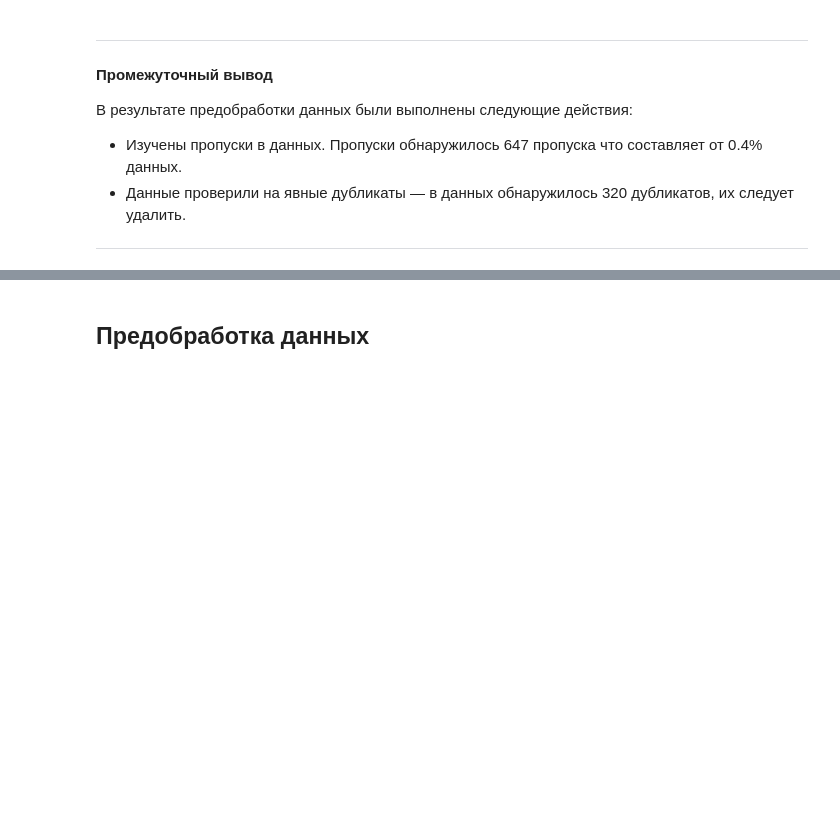
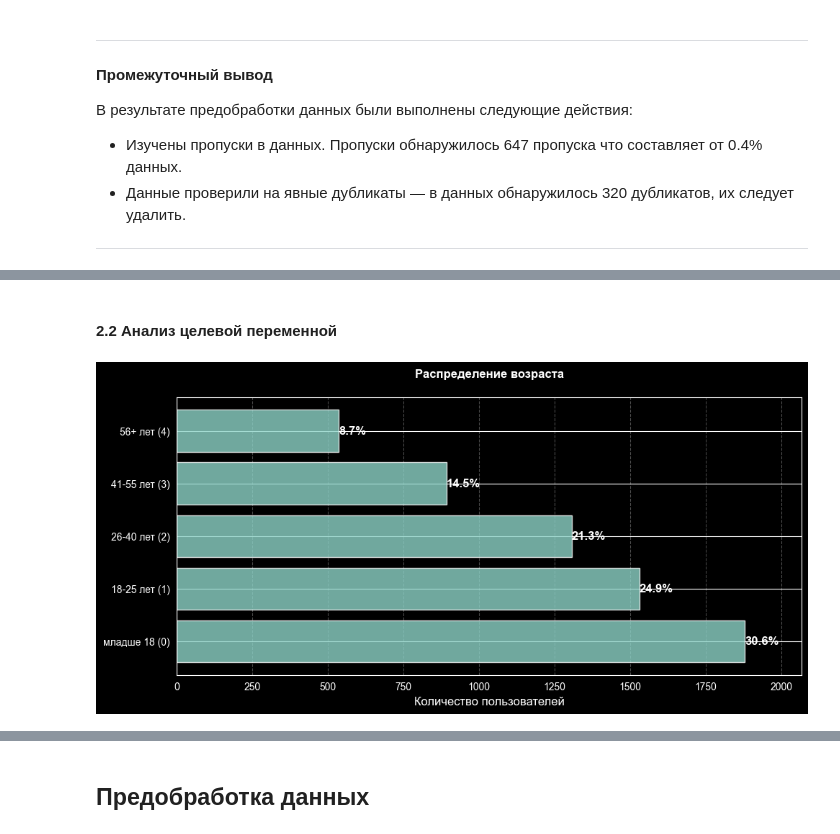
Before and after one commit to msesemov/DS_sprint_13, a Jupyter notebook: bb0537fc-bcd2-40a1-aa64-24d904954294.ipynb, the cells around one changed output, grey strips where cells are left out. Saved outputs shown, nothing was run; the diff lists cells and outputs as text; code cells hidden in the pictures; blank space fills up the shorter version.

```diff
--- a/bb0537fc-bcd2-40a1-aa64-24d904954294.ipynb
+++ b/bb0537fc-bcd2-40a1-aa64-24d904954294.ipynb
@@ -337,14 +341,15 @@ user_features = visits_df.groupby('user_id').agg(
     total_days_span=('date', lambda x: (x.max() - x.min()).days if len(x) > 1 else 0),
     actions_per_session=('session_id', lambda x: len(x) / x.nunique()),
     actions_per_active_day=('date', lambda x: len(x) / x.nunique()),
-    preferred_day_of_month_ratio=('day_of_month', lambda x: x.value_counts().max() / len(x) if len(x) > 0 else 0),
 
     actions_in_preferred_weekday=('weekday', lambda x: x.value_counts().max()),
     preferred_weekday=('weekday', lambda x: x.mode()[0] if len(x.mode()) > 0 else None),
     preferred_weekday_ratio=('weekday', lambda x: x.value_counts().max() / len(x) if len(x) > 0 else 0),
 
-    popular_daytime=('daytime', lambda x: x.mode()[0] if len(x.mode()) > 0 else None),
-    actions_in_popular_daytime=('daytime', lambda x: x.value_counts().max()),
+    preferred_daytime=('daytime', lambda x: x.mode()[0] if len(x.mode()) > 0 else None),
+    first_daytime=('daytime', 'first'),
+    last_daytime=('daytime', 'last'),
+    actions_in_preferred_daytime=('daytime', lambda x: x.value_counts().max()),
     preferred_daytime_ratio=('daytime', lambda x: x.value_counts().max() / len(x) if len(x) > 0 else 0),
 
     unique_categories=('website_category', 'nunique'),
@@ -501,0 +482,25 @@ max                   0.536364          19.000000                  0.293919
+# %% [markdown]
+#### 2.2 Анализ целевой переменной
+# %%
+# Распределение возраста пользователей
+plt.figure(figsize=(10, 5))
+
+counts = df['age_category'].value_counts()
+bars = plt.barh(['младше 18 (0)', '18-25 лет (1)', '26-40 лет (2)', '41-55 лет (3)', '56+ лет (4)'], counts.values, alpha=0.8)
+
+for bar, count in zip(bars, counts.values):
+    plt.text(
+        bar.get_width(),
+        bar.get_y() + bar.get_height()/2.,
+        f'{count/len(df)*100:.1f}%',
+        ha='left', va='center', fontsize=12, fontweight='bold'
+    )
+
+plt.title('Распределение возраста', fontsize=12, fontweight='bold', pad=20)
+plt.xlabel('Количество пользователей', fontsize=12)
+plt.grid(axis='x', alpha=0.3, linestyle='--')
+plt.xlim(0, max(counts.values) * 1.1)
+plt.tight_layout()
+plt.show()
+# %% [output]
+[figure, added]
```
Also changed, not shown: parts of 60 cells of this notebook.
